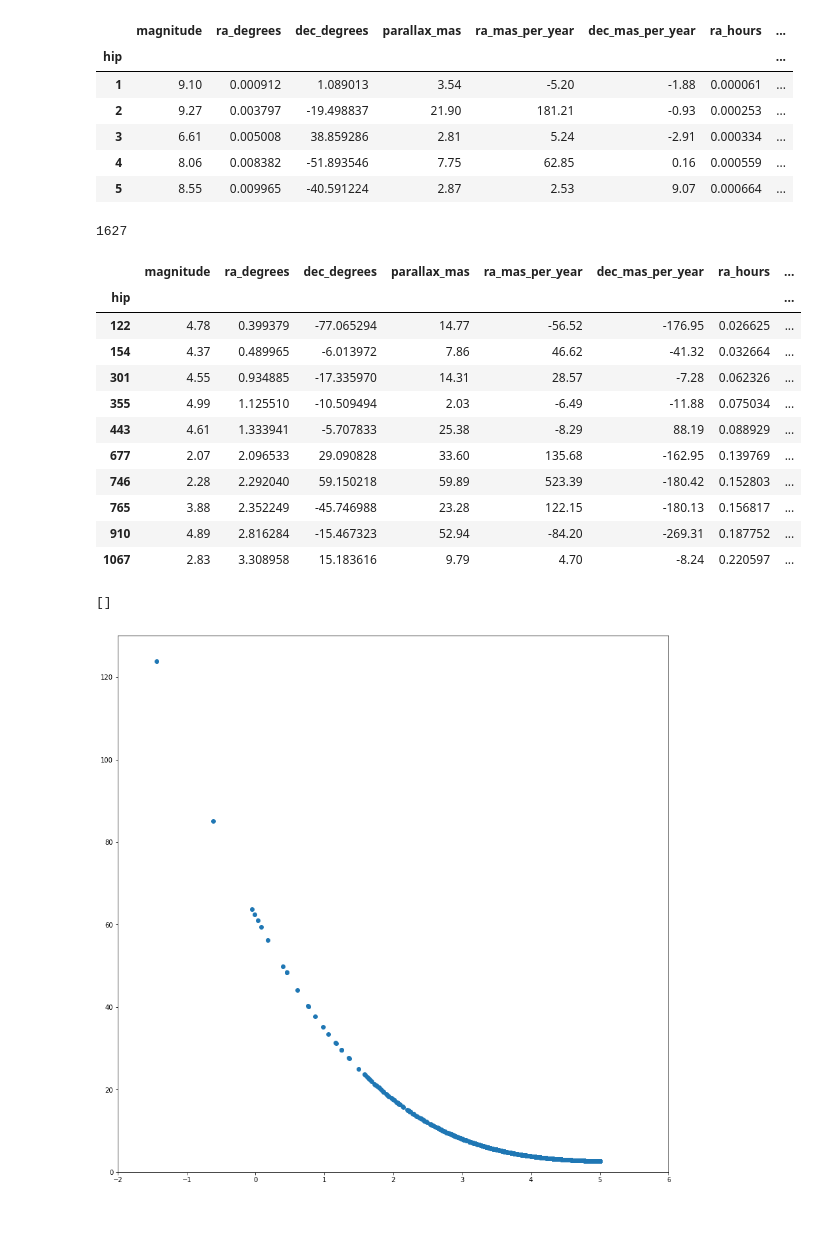
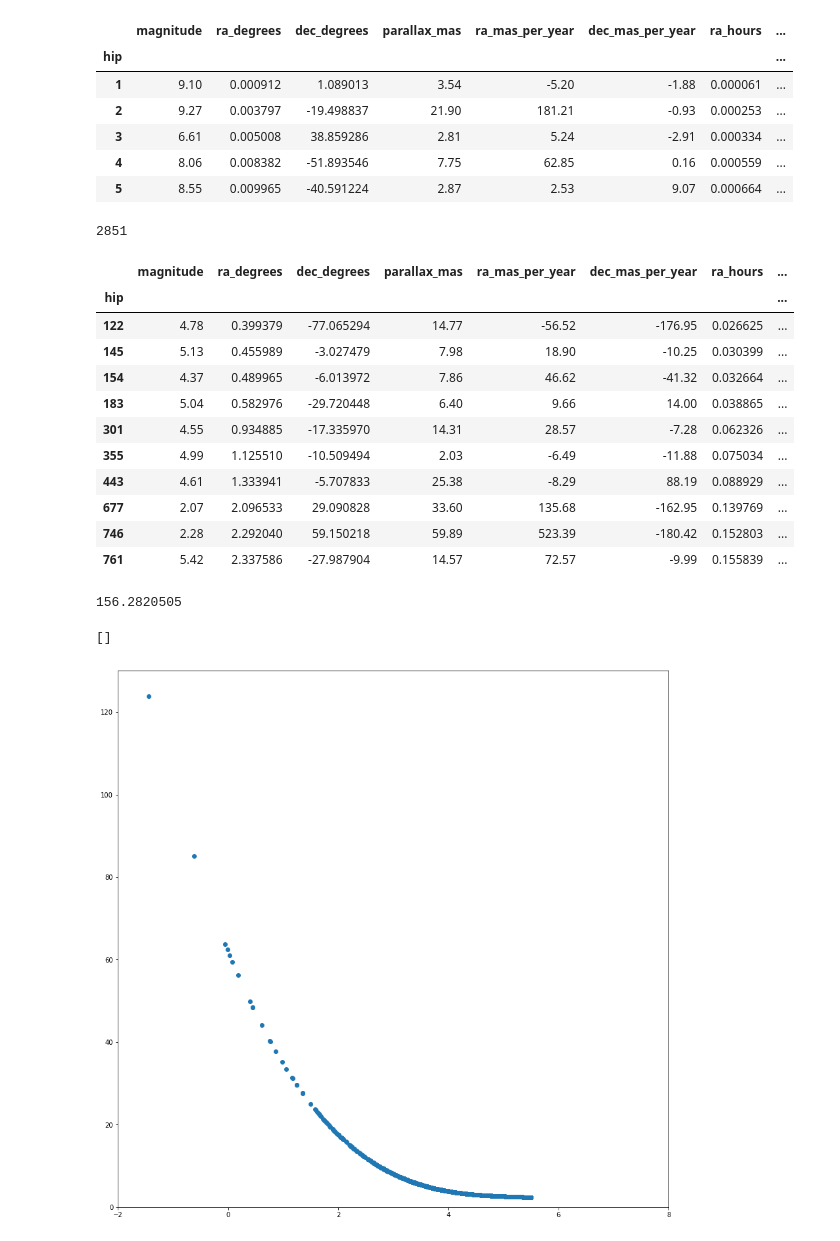
Before and after one commit to bradleypallen/skyfield-notebooks, a Jupyter notebook: Learning Skyfield.ipynb, the cells around one changed output. Saved outputs shown, nothing was run; the diff lists cells and outputs as text; code cells hidden in the pictures.

```diff
--- a/Learning Skyfield.ipynb
+++ b/Learning Skyfield.ipynb
@@ -78,26 +79,26 @@ df.head()
 | 4 | 8.06 | 0.008382 | -51.893546 | 7.75 | 62.85 | 0.16 | 0.000559 | ... |
 | 5 | 8.55 | 0.009965 | -40.591224 | 2.87 | 2.53 | 9.07 | 0.000664 | ... |
 # %%
-bright = df[df['magnitude'] <= 5.0]
+bright = df[df['magnitude'] <= 5.5]
 # %%
 len(bright)
 # %% [output]
-1627
+2851
 # %%
 bright.head(10)
 # %% [output]
 |  | magnitude | ra_degrees | dec_degrees | parallax_mas | ra_mas_per_year | dec_mas_per_year | ra_hours | ... |
 | hip |  |  |  |  |  |  |  | ... |
 | 122 | 4.78 | 0.399379 | -77.065294 | 14.77 | -56.52 | -176.95 | 0.026625 | ... |
+| 145 | 5.13 | 0.455989 | -3.027479 | 7.98 | 18.90 | -10.25 | 0.030399 | ... |
 | 154 | 4.37 | 0.489965 | -6.013972 | 7.86 | 46.62 | -41.32 | 0.032664 | ... |
+| 183 | 5.04 | 0.582976 | -29.720448 | 6.40 | 9.66 | 14.00 | 0.038865 | ... |
 | 301 | 4.55 | 0.934885 | -17.335970 | 14.31 | 28.57 | -7.28 | 0.062326 | ... |
 | 355 | 4.99 | 1.125510 | -10.509494 | 2.03 | -6.49 | -11.88 | 0.075034 | ... |
 | 443 | 4.61 | 1.333941 | -5.707833 | 25.38 | -8.29 | 88.19 | 0.088929 | ... |
 | 677 | 2.07 | 2.096533 | 29.090828 | 33.60 | 135.68 | -162.95 | 0.139769 | ... |
 | 746 | 2.28 | 2.292040 | 59.150218 | 59.89 | 523.39 | -180.42 | 0.152803 | ... |
-| 765 | 3.88 | 2.352249 | -45.746988 | 23.28 | 122.15 | -180.13 | 0.156817 | ... |
-| 910 | 4.89 | 2.816284 | -15.467323 | 52.94 | -84.20 | -269.31 | 0.187752 | ... |
-| 1067 | 2.83 | 3.308958 | 15.183616 | 9.79 | 4.70 | -8.24 | 0.220597 | ... |
+| 761 | 5.42 | 2.337586 | -27.987904 | 14.57 | 72.57 | -9.99 | 0.155839 | ... |
 # %%
 bright_stars = Star.from_dataframe(bright)
 # %%
@@ -115,12 +108,16 @@ def magnitude_to_marker_size(v):
 # %%
 mags = bright['magnitude'].tolist()
-sizes = [ magnitude_to_marker_size(float(v)) for v in mags ]
+sizes = [ satplot.magnitude_to_marker_size(float(v)) for v in mags ]
+# %%
+satplot.magnitude_to_marker_size(-2)
+# %% [output]
+156.2820505
 # %%
 plt.scatter(mags, sizes)
-plt.xlim(-2., 6.)
+plt.xlim(-2., 8.)
 plt.ylim(0., 130.)
 plt.plot()
 # %% [output]
 []
-[figure, old version]
+[figure, new version]
 # %%
```
Also changed, not shown: parts of 5 cells of this notebook, 2 other files.
